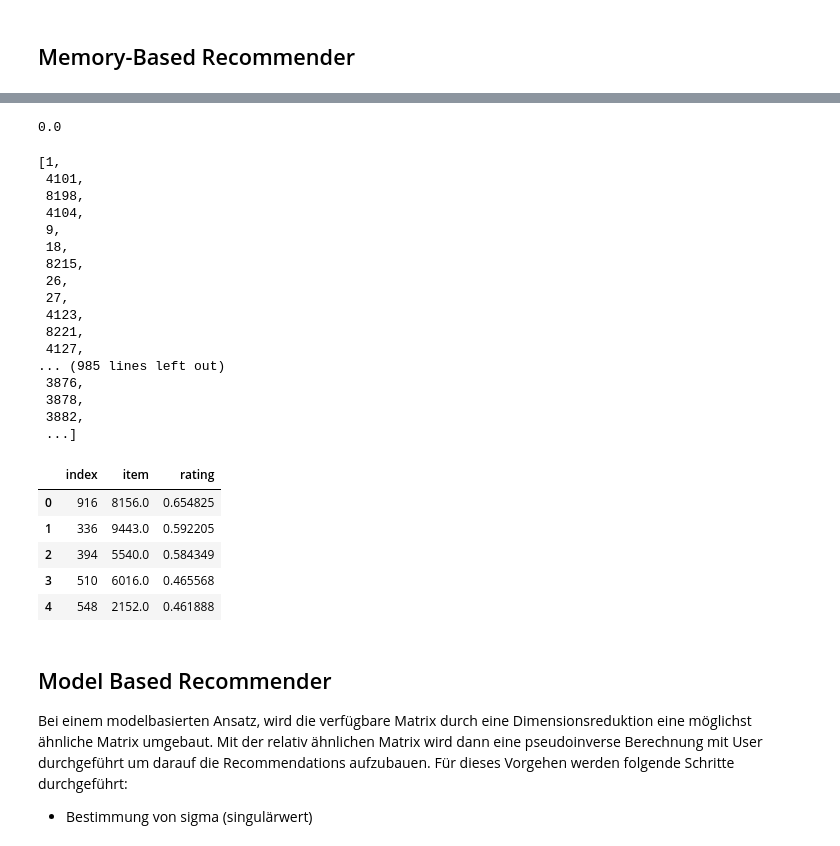
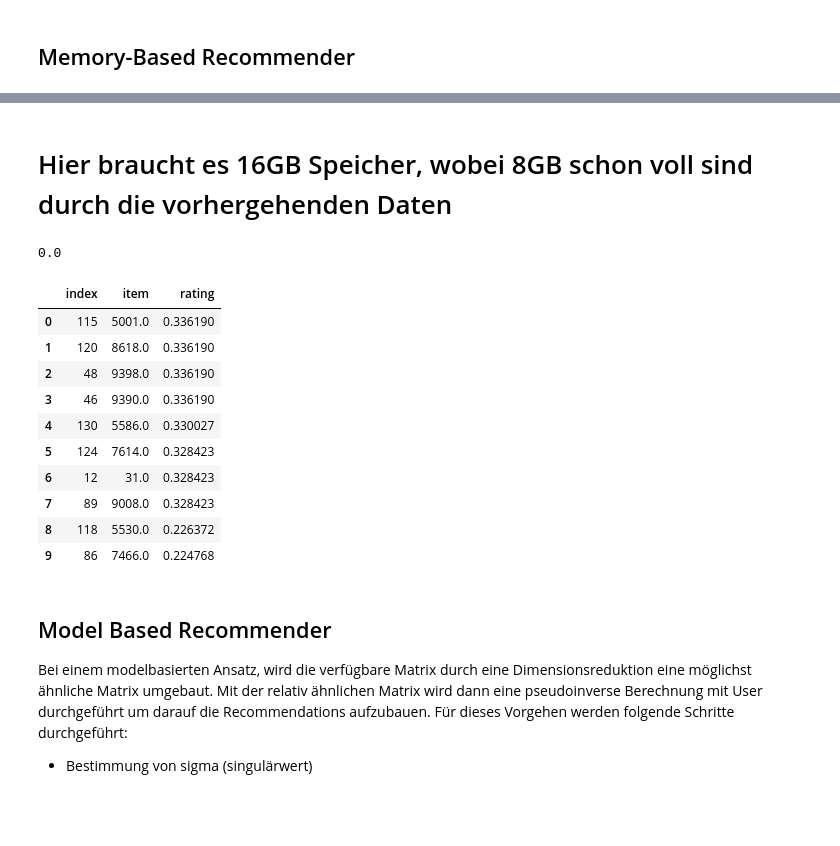
Before and after one commit to eugencuic/FHNW_FS20_Recommender-System-Retail, a Jupyter notebook: Recommender System.ipynb, the cells around one changed output, grey strips where cells are left out. Cells and saved outputs as stored; diff of their text form; code cells hidden in the pictures; blank space fills up the shorter version.

```diff
--- a/Recommender System.ipynb
+++ b/Recommender System.ipynb
@@ -282,0 +272,4 @@ Im Gegensatz zum Memory Based approach, muss beim Model Based Approach noch das
+# %%
+%%time
+# Erstelle Matrix mit unary Ratings
+matrix_unary = create_user_item_matrix(data,'unary')
@@ -310,9 +329,14 @@ Output ist:
 - Eine Liste der User bei welchen Daten maskiert wurden
 - Eine Liste der Indexe der Ratings welche maskiert wurden
 '''
+# Testset entspricht der Input Matrix
 
 # Train und Testset für unary Matrizen (->Maskierungen)
-train_set, test_set, users_masked, index_masked = mask_test_train(matrix_unary,0.1)
+train_set_unary, users_masked_unary, index_masked_unary = mask_test_train(matrix_unary,0.1)
+# Testset entspricht der Input Matrix
 
 # Train und Testset für count Matrizen (->Maskierungen)
-train_set_count, test_set_count, users_masked_count, index_masked_count = mask_test_train(matrix_count, 0.1)
+#train_set_count, users_masked_count, index_masked_count = mask_test_train(matrix_count, 0.1)
+
+
+train_set_count, users_masked_count, index_masked_count = mask_test_train_count(matrix_count, 0.1, 0.2)
@@ -340,12 +356,14 @@ In diesem Modul werden die eigentlichen Recommendations berechnet. Es wurden zwe
 # Es werden andere Kunden (Users) gesucht, welche in der Vergangenheit ein ähnliches Kaufverhalten aufweisen. Die Ratings dieser Kunden werden verwendet um vorherzusagen, wie gut ein Produkt (Item) dem Kunden gefallen könnte.
 
 # Berechnung der Ähnlichkeit von Usern
-sim = user_sim_v3(train_set)
+sim = user_sim_v3(train_set_unary)
 
 # Zusätzlich zu diesem Funktion befindet sich im Modul "matrixerstellung.py" auch eine user_sim, user_sim_v1 und user_sim_v2. Diese werden nicht benötigt, dienen lediglich Dokumentationszwecken.
+# %% [markdown]
+# Hier braucht es 16GB Speicher, wobei 8GB schon voll sind durch die vorhergehenden Daten
 # %%
 # Berechnung der Nachbarschaft (Neighbourhood) auf Basis der Ähnlichkeit der User. Der Radius der Nachbarschaft kann definiert werden (zweiter Parameter der Funktion)
-user_neighbours = user_hood(sim,10)
+user_neighbours = user_hood(sim,5)
 # %%
 # Berechnung eines Ratings eines Items für einen User
 # Die Funktion wird in einer späteren Funktion aufgerufen und ist hier nur zu Dokumentationszwecken aufgeführt
@@ -357,37 +375,24 @@ predict(train_set,sim,user_neighbours,10,155)
 # Berechnung für welche Items einem User Ratings berechnet werden sollen
 # Die Funktion wird in einer späteren Funktion aufgerufen und ist hier nur zu Dokumentationszwecken aufgeführt
 
-products_to_recommend(train_set,sim,user_neighbours,1)
+ptr = products_to_recommend(train_set_unary,sim,user_neighbours,1)
-# %% [output]
-[1,
- 4101,
- 8198,
- 4104,
- 9,
- 18,
- 8215,
- 26,
- 27,
- 4123,
- 8221,
- 4127,
-... (985 lines left out)
- 3876,
- 3878,
- 3882,
- ...]
 # %%
 # Berechnen der Recommendations für einen User
 # Input ist die user_id sowie die Anzahl Recommendations welche ausgegeben werden sollen
 
-get_recommendations(train_set,sim,user_neighbours,10,20).head(5)
+get_recommendations(train_set_unary,sim,user_neighbours,10,10)
 # %% [output]
 |  | index | item | rating |
-| 0 | 916 | 8156.0 | 0.654825 |
-| 1 | 336 | 9443.0 | 0.592205 |
-| 2 | 394 | 5540.0 | 0.584349 |
-| 3 | 510 | 6016.0 | 0.465568 |
-| 4 | 548 | 2152.0 | 0.461888 |
+| 0 | 115 | 5001.0 | 0.336190 |
+| 1 | 120 | 8618.0 | 0.336190 |
+| 2 | 48 | 9398.0 | 0.336190 |
+| 3 | 46 | 9390.0 | 0.336190 |
+| 4 | 130 | 5586.0 | 0.330027 |
+| 5 | 124 | 7614.0 | 0.328423 |
+| 6 | 12 | 31.0 | 0.328423 |
+| 7 | 89 | 9008.0 | 0.328423 |
+| 8 | 118 | 5530.0 | 0.226372 |
+| 9 | 86 | 7466.0 | 0.224768 |
 # %% [markdown]
 ## Model Based Recommender
 Bei einem modelbasierten Ansatz, wird die verfügbare Matrix durch eine Dimensionsreduktion eine möglichst ähnliche Matrix umgebaut. Mit der relativ ähnlichen Matrix wird dann eine pseudoinverse Berechnung mit User durchgeführt um darauf die Recommendations aufzubauen. Für dieses Vorgehen werden folgende Schritte durchgeführt:
```
Also changed, not shown: parts of 85 cells of this notebook, 5 other files.
